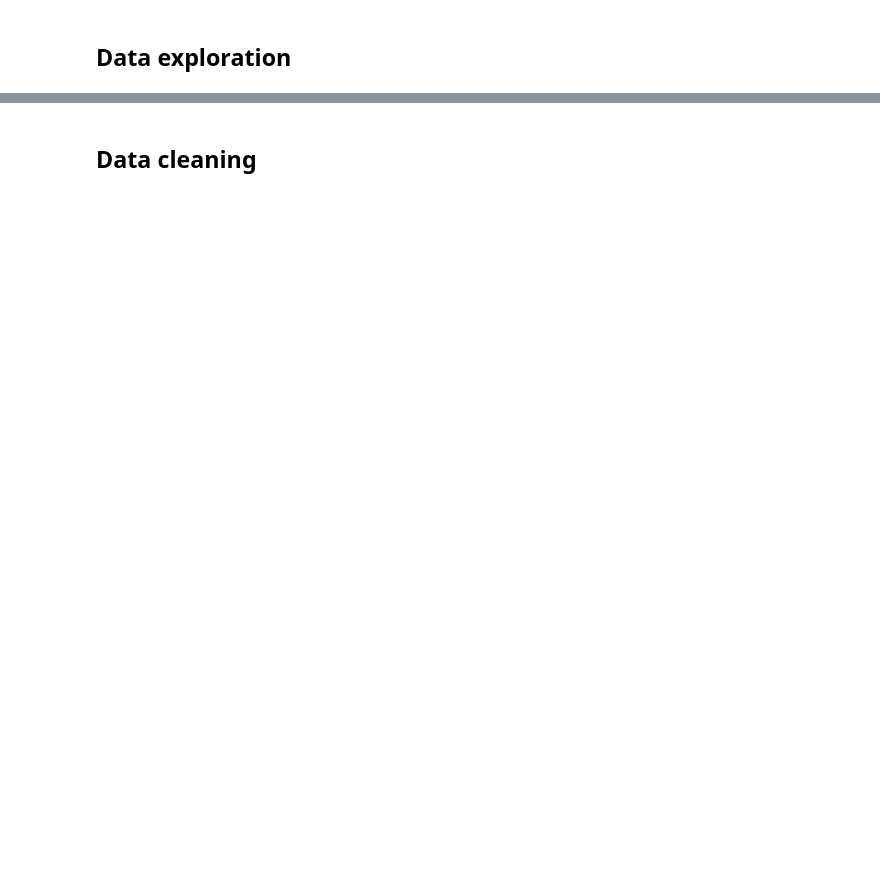
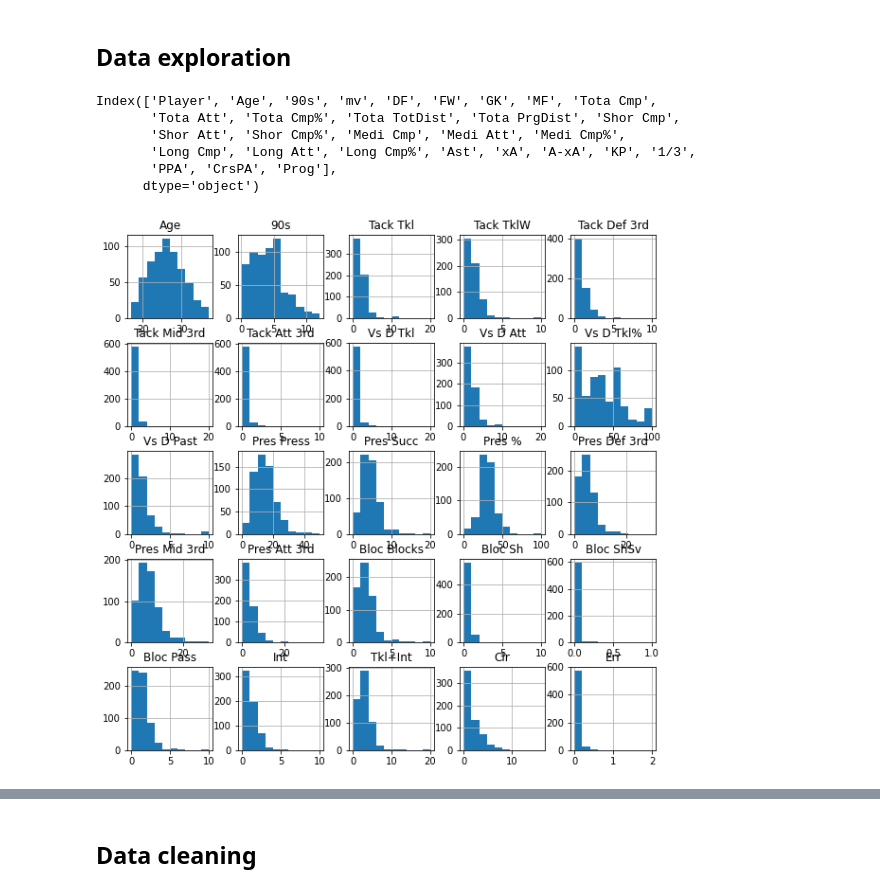
Before and after one commit to yunwaiho/rarita-football-club, a Jupyter notebook: code-market-value/model.ipynb, the cells around one changed output, grey strips where cells are left out. Saved outputs shown, nothing was run; the diff lists cells and outputs as text; code cells hidden in the pictures; blank space fills up the shorter version.

```diff
--- a/code-market-value/model.ipynb
+++ b/code-market-value/model.ipynb
@@ -39,19 +65,41 @@ salary2021 = pd.read_csv(path + "salary_2021.csv", index_col = 0)
 # %%
 
 #salary2020.hist(column = "Annualized Salary", bins = 20)
 #salary2021.hist(column = "Annualized Salary", bins = 20)
+
+print(passing.columns)
+
+defense.dropna()[['Player', 'Age', '90s', 'Tack Tkl',
+       'Tack TklW', 'Tack Def 3rd', 'Tack Mid 3rd', 'Tack Att 3rd', 'Vs D Tkl',
+       'Vs D Att', 'Vs D Tkl%', 'Vs D Past', 'Pres Press', 'Pres Succ',
+       'Pres %', 'Pres Def 3rd', 'Pres Mid 3rd', 'Pres Att 3rd', 'Bloc Blocks',
+       'Bloc Sh', 'Bloc ShSv', 'Bloc Pass', 'Int', 'Tkl+Int', 'Clr', 'Err']].hist(figsize=(10,10))
+goalkeeping.drop(columns = ["GK", "MF", "DF", "FW"]).hist(figsize=(10,10))
+passing.drop(columns = ["GK", "MF", "DF", "FW"]).dropna().hist(figsize=(10,10))
+shooting.drop(columns = ["GK", "MF", "DF", "FW"]).hist(figsize=(10,10))
+
+
+defense.to_csv("df.csv")
 
 def plotFeatures(data):
     X = data.iloc[:,8:]  #independent columns
     y = data.iloc[:,4]    #target column i.e price range
     #get correlations of each features in dataset
     corrmat = data.corr()
     top_corr_features = corrmat.index
     plt.figure(figsize=(20,20))
     #plot heat map
     g=sns.heatmap(data[top_corr_features].corr(method = "kendall"),annot=True,cmap="RdYlGn")
 
 #plotFeatures(defense)
 #plotFeatures(goalkeeping)
 #plotFeatures(passing)
 #plotFeatures(shooting)
+# %% [output]
+Index(['Player', 'Age', '90s', 'mv', 'DF', 'FW', 'GK', 'MF', 'Tota Cmp',
+       'Tota Att', 'Tota Cmp%', 'Tota TotDist', 'Tota PrgDist', 'Shor Cmp',
+       'Shor Att', 'Shor Cmp%', 'Medi Cmp', 'Medi Att', 'Medi Cmp%',
+       'Long Cmp', 'Long Att', 'Long Cmp%', 'Ast', 'xA', 'A-xA', 'KP', '1/3',
+       'PPA', 'CrsPA', 'Prog'],
+      dtype='object')
+[figure, added]
```
Also changed, not shown: parts of 7 cells of this notebook, 9 other files.
